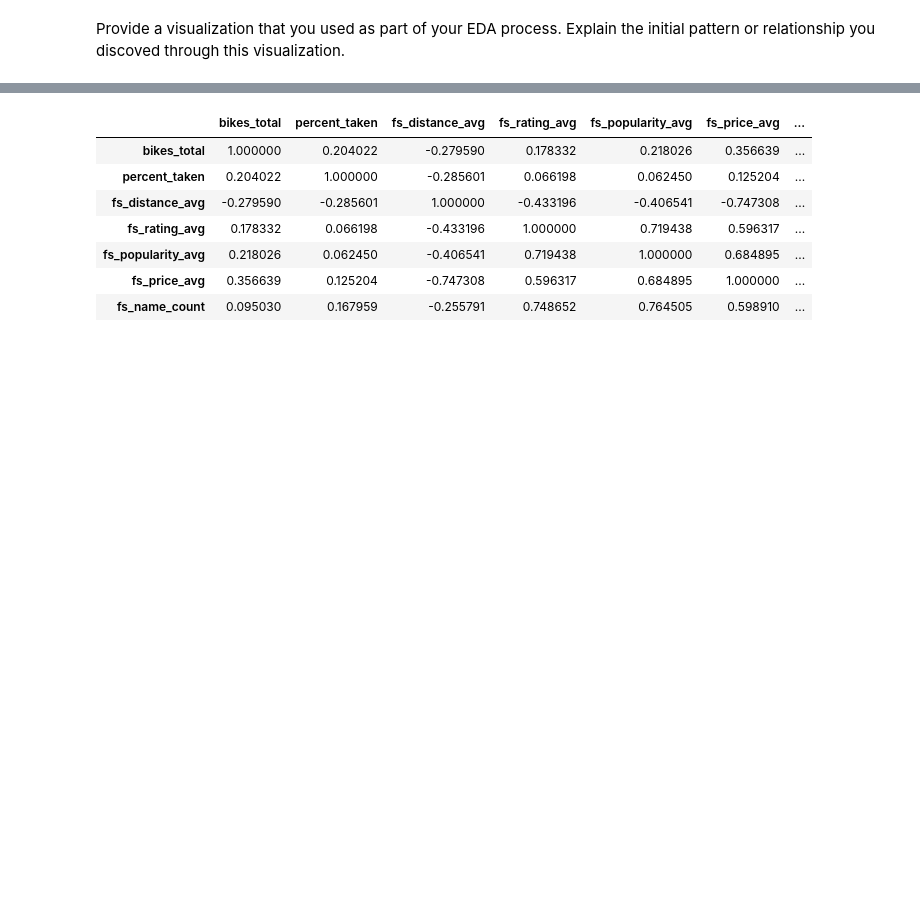
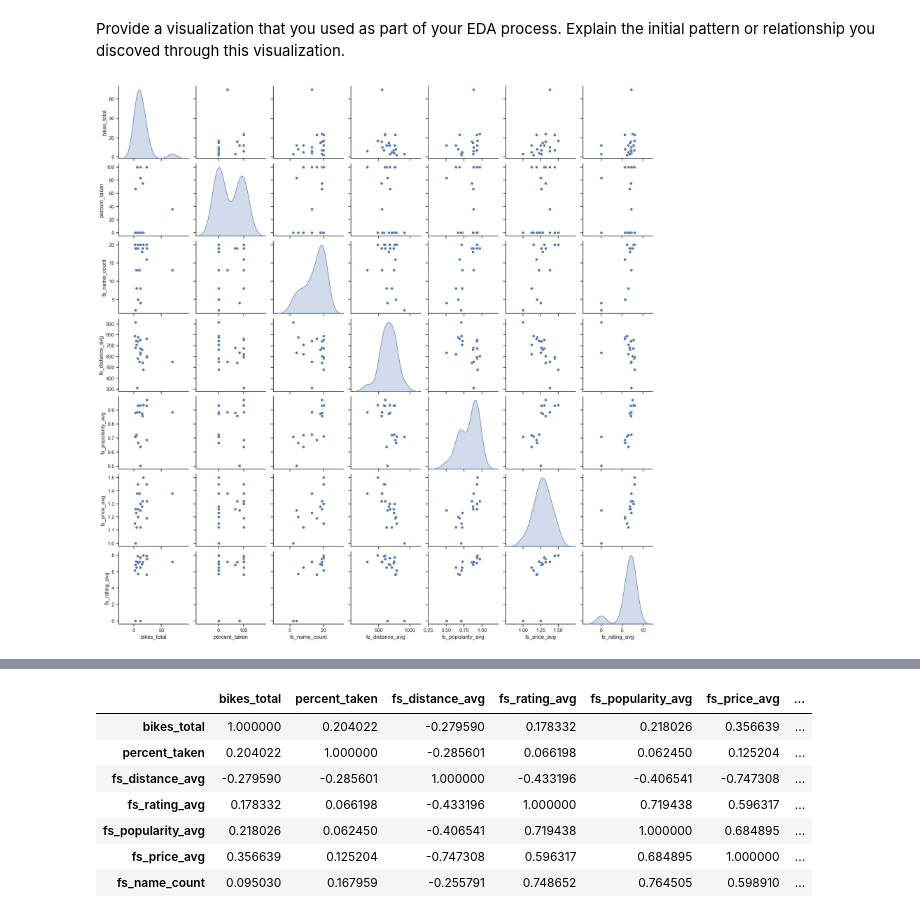
Before and after one commit to TayyubaK/Statistical-Modelling-Project, a Jupyter notebook: notebooks/joining_data.ipynb, the cells around one changed output, grey strips where cells are left out. Saved outputs shown, nothing was run; the diff lists cells and outputs as text; code cells hidden in the pictures; blank space fills up the shorter version.

```diff
--- a/notebooks/joining_data.ipynb
+++ b/notebooks/joining_data.ipynb
@@ -57,15 +57,17 @@ import matplotlib.pyplot as plt
 # %%
 # Bike data and Foursquare data
 sns.set(style="ticks", color_codes=True)
 sns.pairplot(full_df, diag_kind="kde", vars=['bikes_total','percent_taken','fs_name_count','fs_distance_avg','fs_popularity_avg', 'fs_price_avg', 'fs_rating_avg'])
 plt.savefig('../images/pairplotfs.png', dpi=300, bbox_inches='tight')
 plt.show()
 
-# Bike data and Yelp data
-sns.set(style="ticks", color_codes=True)
-sns.pairplot(full_df, diag_kind="kde", vars=['bikes_total','percent_taken','yp_name_count','yp_distance_avg','yp_review_count_avg', 'yp_price_avg', 'yp_rating_avg'])
-plt.savefig('../images/pairplotyp.png', dpi=300, bbox_inches='tight')
-plt.show()
+# # Bike data and Yelp data
+# sns.set(style="ticks", color_codes=True)
+# sns.pairplot(full_df, diag_kind="kde", vars=['bikes_total','percent_taken','yp_name_count','yp_distance_avg','yp_review_count_avg', 'yp_price_avg', 'yp_rating_avg'])
+# plt.savefig('../images/pairplotyp.png', dpi=300, bbox_inches='tight')
+# plt.show()
+# %% [output]
+[figure, added]
 # %% [markdown]
 Foursquare and Yelp pairplots against bike data
 
```
Also changed, not shown: parts of 2 cells of this notebook.
